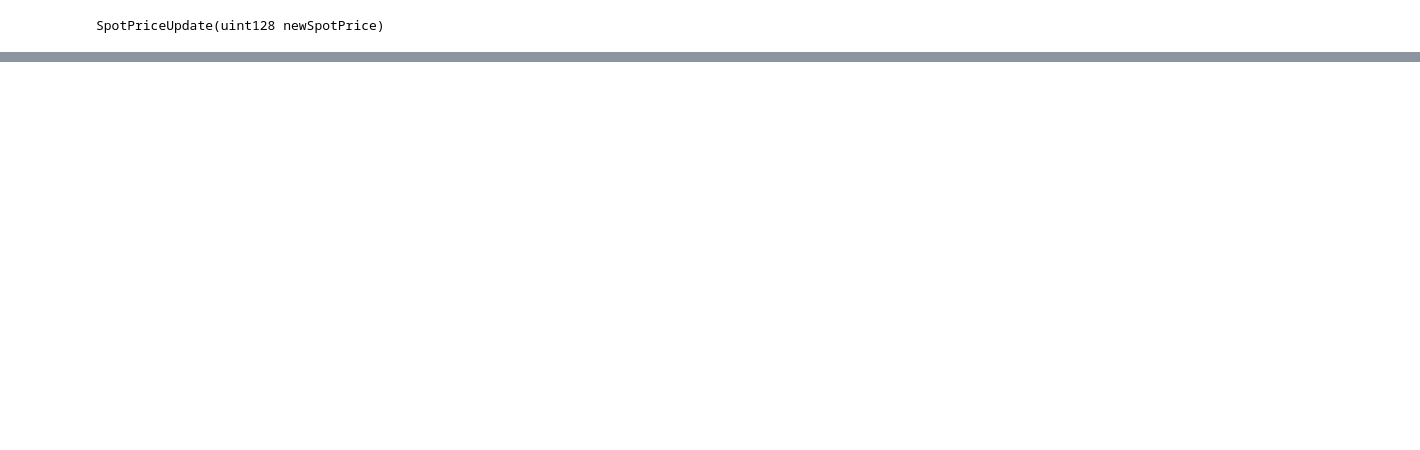
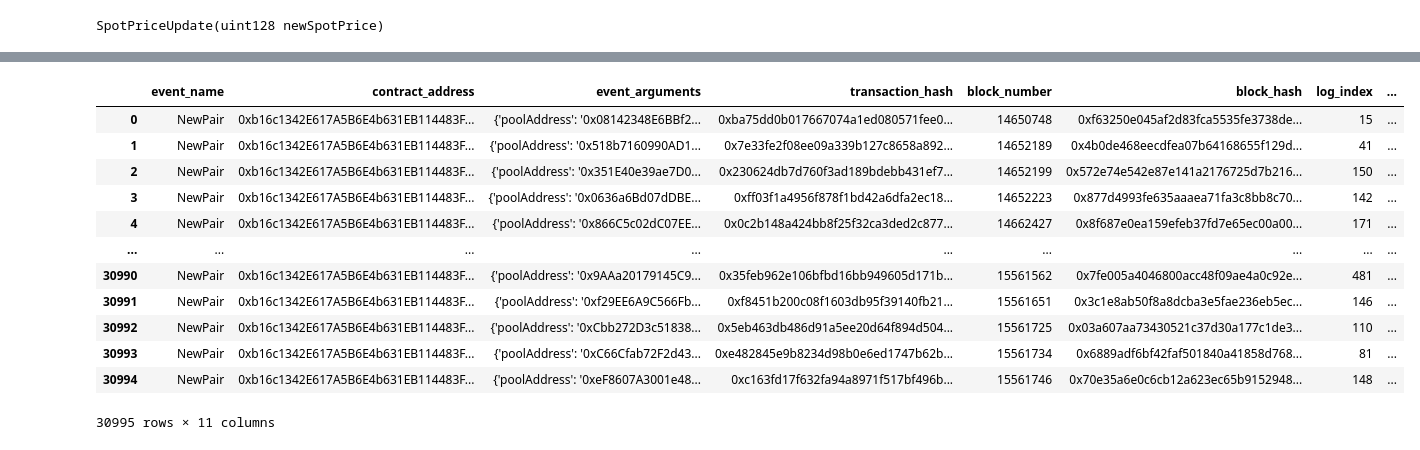
Before and after one commit to fmrmf/sudo-ape, a Jupyter notebook: notebook/sudo-ape.ipynb, the cells around one changed output, grey strips where cells are left out. Saved outputs shown, nothing was run; the diff lists cells and outputs as text; code cells hidden in the pictures; blank space fills up the shorter version.

Commit message:
init xmons collection analysis

```diff
--- a/notebook/sudo-ape.ipynb
+++ b/notebook/sudo-ape.ipynb
@@ -128,0 +130,19 @@ query_prices_xmons.plot(x='block_number', y='newSpotPrice', kind='scatter')
+# %%
+# load full pairs csv to get all collection
+query_pairs = pd.read_csv('notebook/data/pairs_full.csv')
+# %%
+query_pairs
+# %% [output]
+|  | event_name | contract_address | event_arguments | transaction_hash | block_number | block_hash | log_index | ... |
+| 0 | NewPair | 0xb16c1342E617A5B6E4b631EB114483F... | {'poolAddress': '0x08142348E6BBf2... | 0xba75dd0b017667074a1ed080571fee0... | 14650748 | 0xf63250e045af2d83fca5535fe3738de... | 15 | ... |
+| 1 | NewPair | 0xb16c1342E617A5B6E4b631EB114483F... | {'poolAddress': '0x518b7160990AD1... | 0x7e33fe2f08ee09a339b127c8658a892... | 14652189 | 0x4b0de468eecdfea07b64168655f129d... | 41 | ... |
+| 2 | NewPair | 0xb16c1342E617A5B6E4b631EB114483F... | {'poolAddress': '0x351E40e39ae7D0... | 0x230624db7d760f3ad189bdebb431ef7... | 14652199 | 0x572e74e542e87e141a2176725d7b216... | 150 | ... |
+| 3 | NewPair | 0xb16c1342E617A5B6E4b631EB114483F... | {'poolAddress': '0x0636a6Bd07dDBE... | 0xff03f1a4956f878f1bd42a6dfa2ec18... | 14652223 | 0x877d4993fe635aaaea71fa3c8bb8c70... | 142 | ... |
+| 4 | NewPair | 0xb16c1342E617A5B6E4b631EB114483F... | {'poolAddress': '0x866C5c02dC07EE... | 0x0c2b148a424bb8f25f32ca3ded2c877... | 14662427 | 0x8f687e0ea159efeb37fd7e65ec00a00... | 171 | ... |
+| ... | ... | ... | ... | ... | ... | ... | ... | ... |
+| 30990 | NewPair | 0xb16c1342E617A5B6E4b631EB114483F... | {'poolAddress': '0x9AAa20179145C9... | 0x35feb962e106bfbd16bb949605d171b... | 15561562 | 0x7fe005a4046800acc48f09ae4a0c92e... | 481 | ... |
+| 30991 | NewPair | 0xb16c1342E617A5B6E4b631EB114483F... | {'poolAddress': '0xf29EE6A9C566Fb... | 0xf8451b200c08f1603db95f39140fb21... | 15561651 | 0x3c1e8ab50f8a8dcba3e5fae236eb5ec... | 146 | ... |
+| 30992 | NewPair | 0xb16c1342E617A5B6E4b631EB114483F... | {'poolAddress': '0xCbb272D3c51838... | 0x5eb463db486d91a5ee20d64f894d504... | 15561725 | 0x03a607aa73430521c37d30a177c1de3... | 110 | ... |
+| 30993 | NewPair | 0xb16c1342E617A5B6E4b631EB114483F... | {'poolAddress': '0xC66Cfab72F2d43... | 0xe482845e9b8234d98b0e6ed1747b62b... | 15561734 | 0x6889adf6bf42faf501840a41858d768... | 81 | ... |
+| 30994 | NewPair | 0xb16c1342E617A5B6E4b631EB114483F... | {'poolAddress': '0xeF8607A3001e48... | 0xc163fd17f632fa94a8971f517bf496b... | 15561746 | 0x70e35a6e0c6cb12a623ec65b9152948... | 148 | ... |
+30995 rows × 11 columns
```
Also changed, not shown: parts of 26 cells of this notebook, 2 other files.
